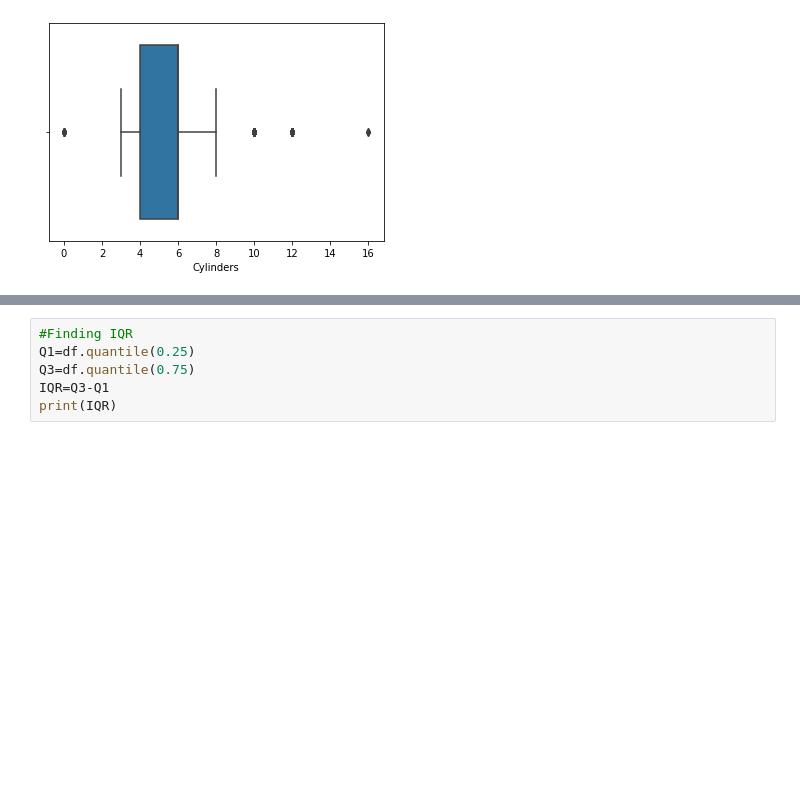
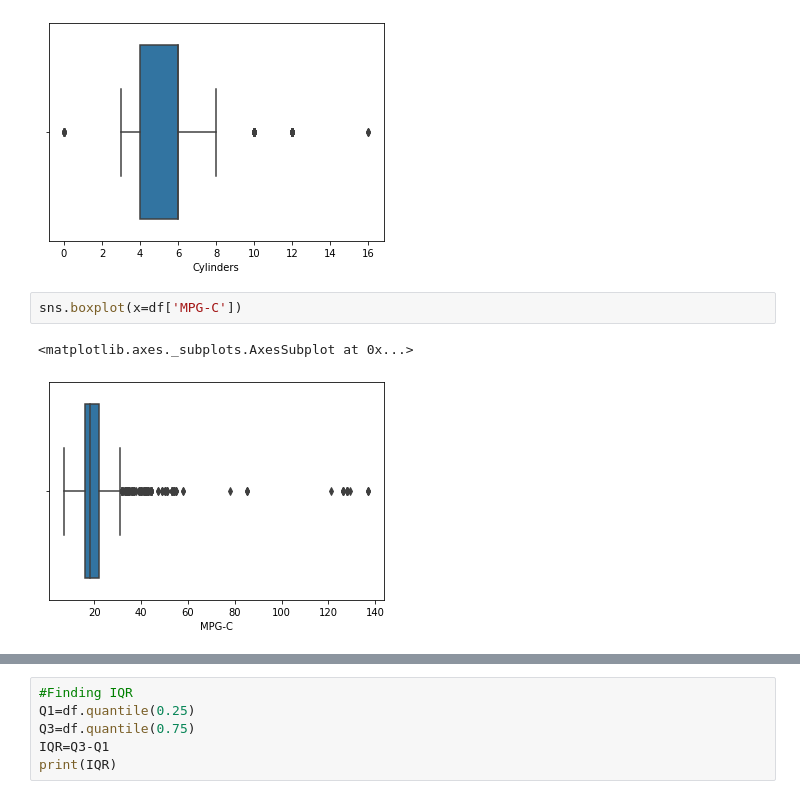
Before and after one commit to tanishka-27/internship_studio_project, a Jupyter notebook: internship_studio.ipynb, the cells around one changed output, grey strips where cells are left out. Cells and saved outputs as stored; diff of their text form; blank space fills up the shorter version.

```diff
--- a/internship_studio.ipynb
+++ b/internship_studio.ipynb
@@ -375,3 +383,8 @@ sns.boxplot(x=df['Cylinders'])
 # %% [output]
 <matplotlib.axes._subplots.AxesSubplot at 0x...>
 [figure]
+# %%
+sns.boxplot(x=df['MPG-C'])
+# %% [output]
+<matplotlib.axes._subplots.AxesSubplot at 0x...>
+[figure, added]
```
Also changed, not shown: parts of 30 cells of this notebook.
